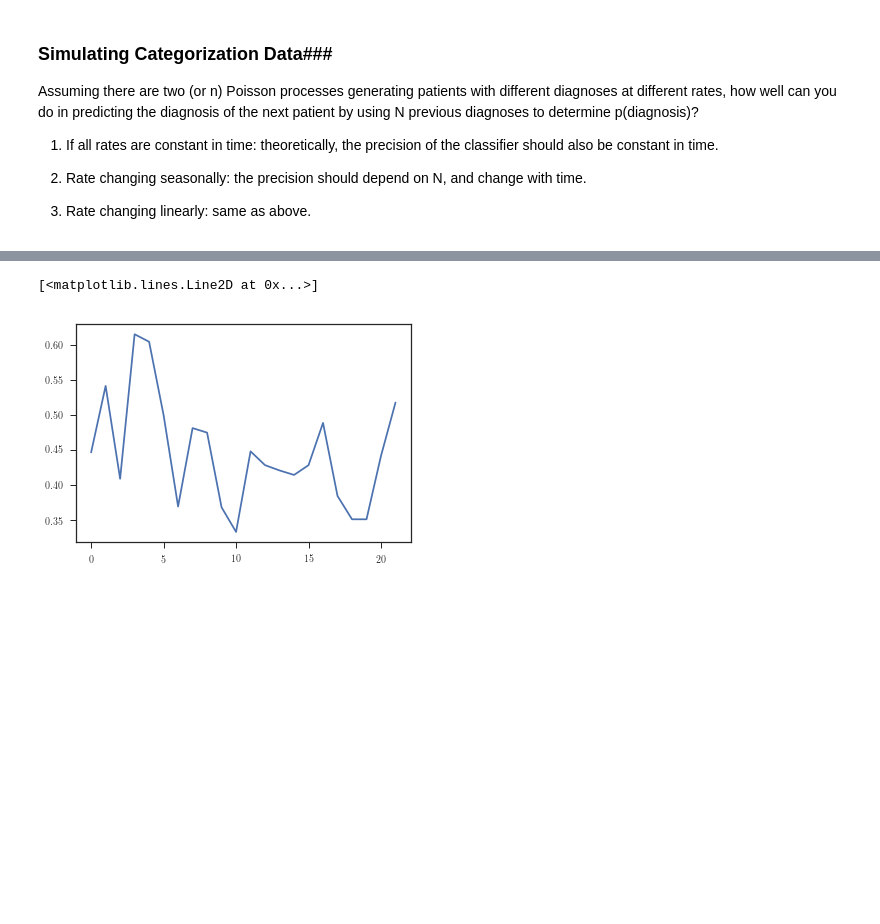
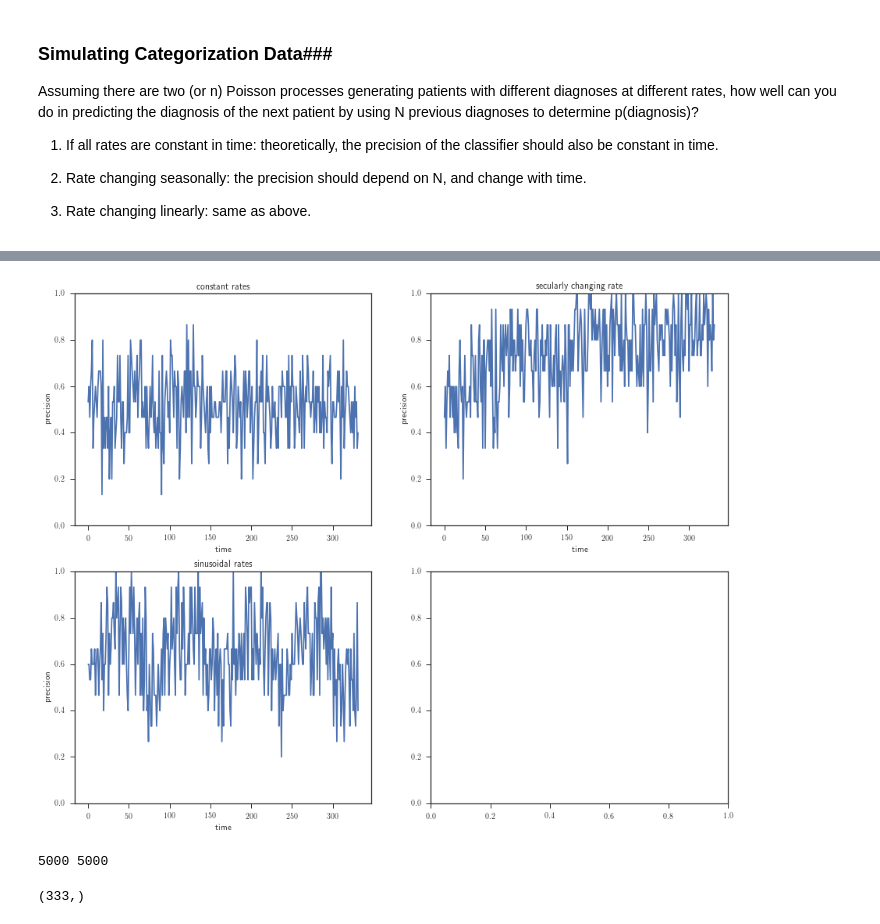
Before and after one commit to lmaesampson/CNSCat, a Jupyter notebook: Code/Simulation.ipynb, the cells around one changed output, grey strips where cells are left out. Cells and saved outputs as stored; diff of their text form; code cells hidden in the pictures; blank space fills up the shorter version.

```diff
--- a/Code/Simulation.ipynb
+++ b/Code/Simulation.ipynb
@@ -148,5 +214,24 @@ for obs in patients[Ntrail+1:,1]:
-# %%
-plt.plot(pwind)
-# %% [output]
-[<matplotlib.lines.Line2D at 0x...>]
-[figure, removed]
+# %%
+fig, ax = plt.subplots(2,2,figsize=(15,12))
+ax1 = ax[0,0]
+ax2 = ax[0,1]
+ax3 = ax[1,0]
+ax1.plot(pwind_constant)
+ax1.set_xlabel('time')
+ax1.set_ylabel('precision')
+ax1.set_title('constant rates')
+ax1.set_ylim(0,1)
+ax2.plot(pwind_sec)
+ax2.set_ylim(0,1)
+ax2.set_xlabel('time')
+ax2.set_ylabel('precision')
+ax2.set_title('secularly changing rate')
+ax3.plot(pwind_osc)
+ax3.set_xlabel('time')
+ax3.set_ylabel('precision')
+ax3.set_title('sinusoidal rates')
+ax3.set_ylim(0,1)
+
+plt.savefig('predictive_precision.png')
+# %% [output]
+[figure, added]
@@ -152,0 +242,51 @@ plt.plot(pwind)
+# %%
+
+ypred = []
+yobs = []
+pall = []
+pall_sec = []
+pall_sin = []
+print len(patients), len(patients_sec)
+for i in range(5,len(patients)-1):
+    past = patients[0:i,1]
+    r,p = observe(past,i,2)
+    yobs.append(patients[i,1])
+    ypred.append(p[0]+1.)
+    if i%window==0:
+            yobs = np.array(yobs)
+            ypred = np.array(ypred)
+            pscore = precision_score(yobs,ypred,average='micro')
+            pall.append(pscore)
+            ypred = []
+            yobs = []
+for i in range(5,len(patients_sec)-1):
+    past = patients_sec[0:i,1]
+    r,p = observe(past,i,2)
+    yobs.append(patients[i,1])
+    ypred.append(p[0]+1.)
+    if i%window==0:
+            yobs = np.array(yobs)
+            ypred = np.array(ypred)
+            pscore = precision_score(yobs,ypred,average='micro')
+            pall_sec.append(pscore)
+            ypred = []
+            yobs = []
+
+for i in range(5,len(patients_sin)-1):
+    past = patients_sin[0:i,1]
+    r,p = observe(past,i,2)
+    yobs.append(patients[i,1])
+    ypred.append(p[0]+1.)
+    if i%window==0:
+            yobs = np.array(yobs)
+            ypred = np.array(ypred)
+            pscore = precision_score(yobs,ypred,average='micro')
+            pall_sin.append(pscore)
+            ypred = []
+            yobs = []
+# %% [output]
+5000 5000
+# %%
+print np.shape(pall_sec)
+# %% [output]
+(333,)
```
Also changed, not shown: parts of 17 cells of this notebook, 2 other files.
